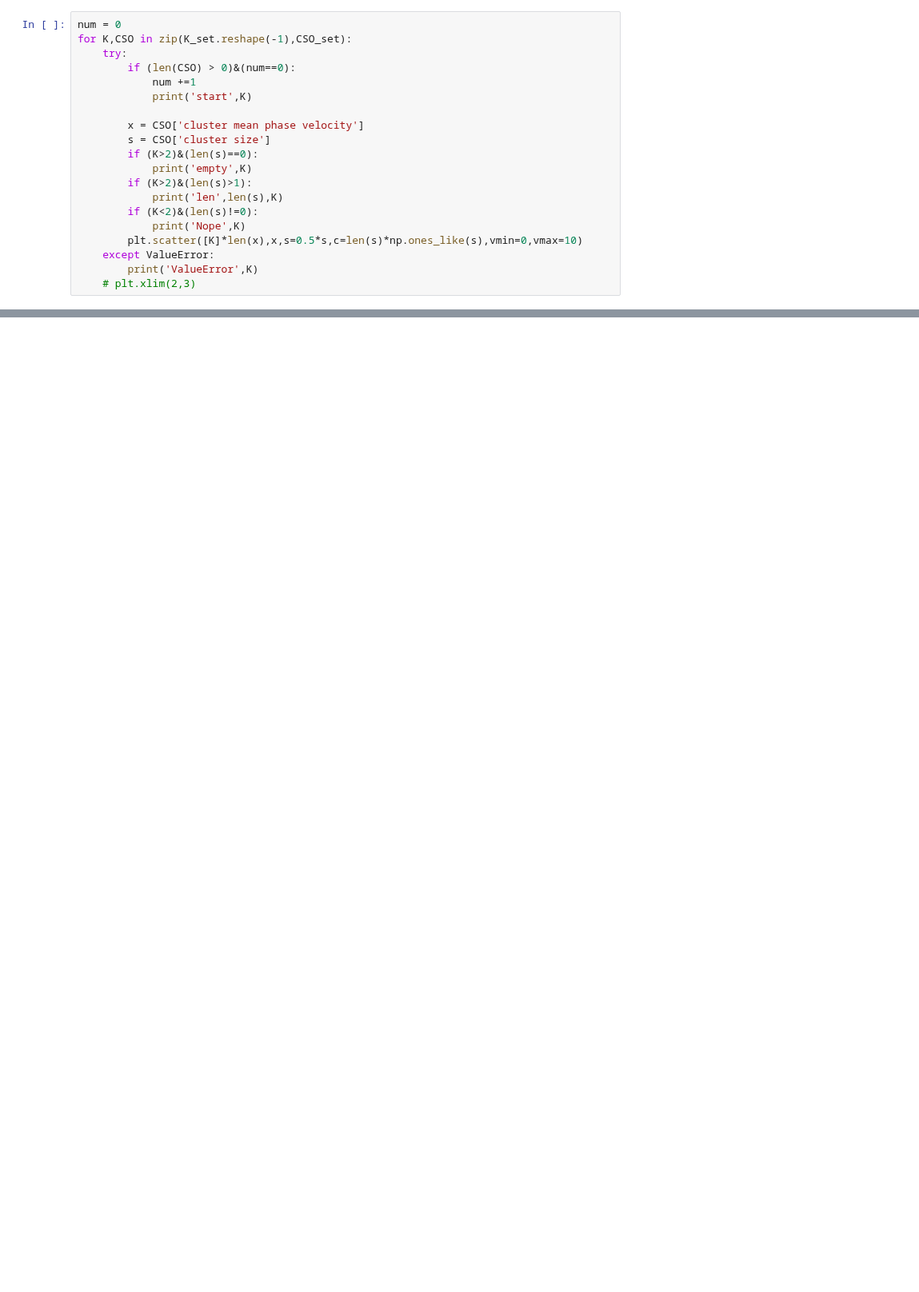
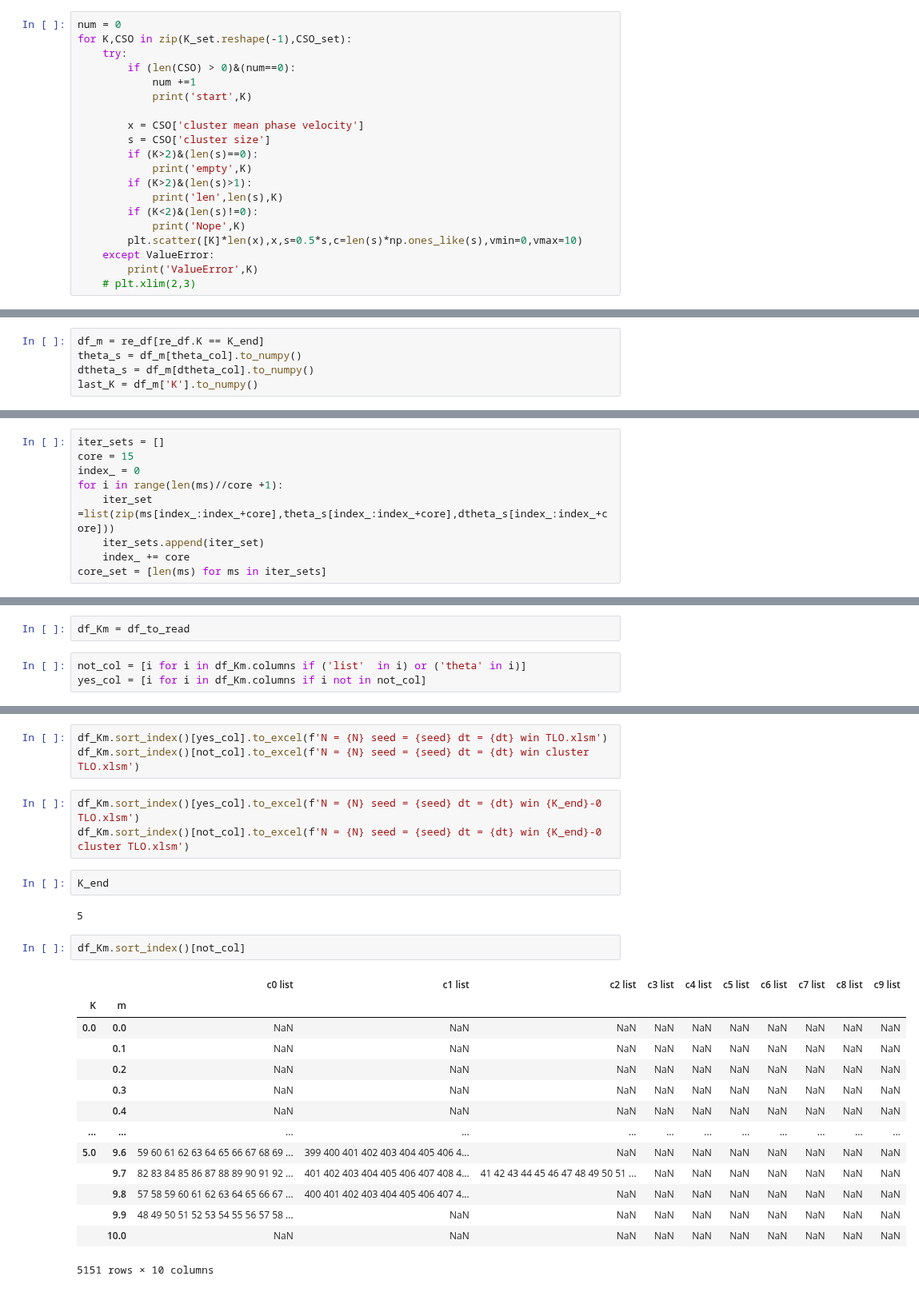
Before and after one commit to Gug-Young/Kuramoto-model, a Jupyter notebook: 230711 phase diagram TLO algorithm.ipynb, the cells around one changed output, grey strips where cells are left out. Shown at 80% size. Cells and saved outputs as stored; diff of their text form; blank space fills up the shorter version.

```diff
--- a/230711 phase diagram TLO algorithm.ipynb
+++ b/230711 phase diagram TLO algorithm.ipynb
@@ -533,0 +611,5 @@ for K,CSO in zip(K_set.reshape(-1),CSO_set):
+# %%
+df_m = re_df[re_df.K == K_end]
+theta_s = df_m[theta_col].to_numpy()
+dtheta_s = df_m[dtheta_col].to_numpy()
+last_K = df_m['K'].to_numpy()
@@ -533,0 +620,9 @@ for K,CSO in zip(K_set.reshape(-1),CSO_set):
+# %%
+iter_sets = []
+core = 15
+index_ = 0
+for i in range(len(ms)//core +1):
+    iter_set =list(zip(ms[index_:index_+core],theta_s[index_:index_+core],dtheta_s[index_:index_+core]))
+    iter_sets.append(iter_set)
+    index_ += core
+core_set = [len(ms) for ms in iter_sets]
@@ -533,0 +638,5 @@ for K,CSO in zip(K_set.reshape(-1),CSO_set):
+# %%
+df_Km = df_to_read
+# %%
+not_col = [i for i in df_Km.columns if ('list'  in i) or ('theta' in i)]
+yes_col = [i for i in df_Km.columns if i not in not_col]
@@ -534,3 +649,30 @@ for K,CSO in zip(K_set.reshape(-1),CSO_set):
+# %%
+df_Km.sort_index()[yes_col].to_excel(f'N = {N} seed = {seed} dt = {dt} win TLO.xlsm')
+df_Km.sort_index()[not_col].to_excel(f'N = {N} seed = {seed} dt = {dt} win cluster TLO.xlsm')
+# %%
+df_Km.sort_index()[yes_col].to_excel(f'N = {N} seed = {seed} dt = {dt} win {K_end}-0 TLO.xlsm')
+df_Km.sort_index()[not_col].to_excel(f'N = {N} seed = {seed} dt = {dt} win {K_end}-0 cluster TLO.xlsm')
+# %%
+K_end
+# %% [output]
+5
+# %%
+df_Km.sort_index()[not_col]
+# %% [output]
+|  |  | c0 list | c1 list | c2 list | c3 list | c4 list | c5 list | c6 list | c7 list | c8 list | c9 list |
+| K | m |  |  |  |  |  |  |  |  |  |  |
+| 0.0 | 0.0 | NaN | NaN | NaN | NaN | NaN | NaN | NaN | NaN | NaN | NaN |
+|  | 0.1 | NaN | NaN | NaN | NaN | NaN | NaN | NaN | NaN | NaN | NaN |
+|  | 0.2 | NaN | NaN | NaN | NaN | NaN | NaN | NaN | NaN | NaN | NaN |
+|  | 0.3 | NaN | NaN | NaN | NaN | NaN | NaN | NaN | NaN | NaN | NaN |
+|  | 0.4 | NaN | NaN | NaN | NaN | NaN | NaN | NaN | NaN | NaN | NaN |
+| ... | ... | ... | ... | ... | ... | ... | ... | ... | ... | ... | ... |
+| 5.0 | 9.6 | 59 60 61 62 63 64 65 66 67 68 69 ... | 399 400 401 402 403 404 405 406 4... | NaN | NaN | NaN | NaN | NaN | NaN | NaN | NaN |
+|  | 9.7 | 82 83 84 85 86 87 88 89 90 91 92 ... | 401 402 403 404 405 406 407 408 4... | 41 42 43 44 45 46 47 48 49 50 51 ... | NaN | NaN | NaN | NaN | NaN | NaN | NaN |
+|  | 9.8 | 57 58 59 60 61 62 63 64 65 66 67 ... | 400 401 402 403 404 405 406 407 4... | NaN | NaN | NaN | NaN | NaN | NaN | NaN | NaN |
+|  | 9.9 | 48 49 50 51 52 53 54 55 56 57 58 ... | NaN | NaN | NaN | NaN | NaN | NaN | NaN | NaN | NaN |
+|  | 10.0 | NaN | NaN | NaN | NaN | NaN | NaN | NaN | NaN | NaN | NaN |
+5151 rows × 10 columns
 # %% [markdown]
 ## By column
 # %%
```
Also changed, not shown: parts of 44 cells of this notebook, 11 other files.
